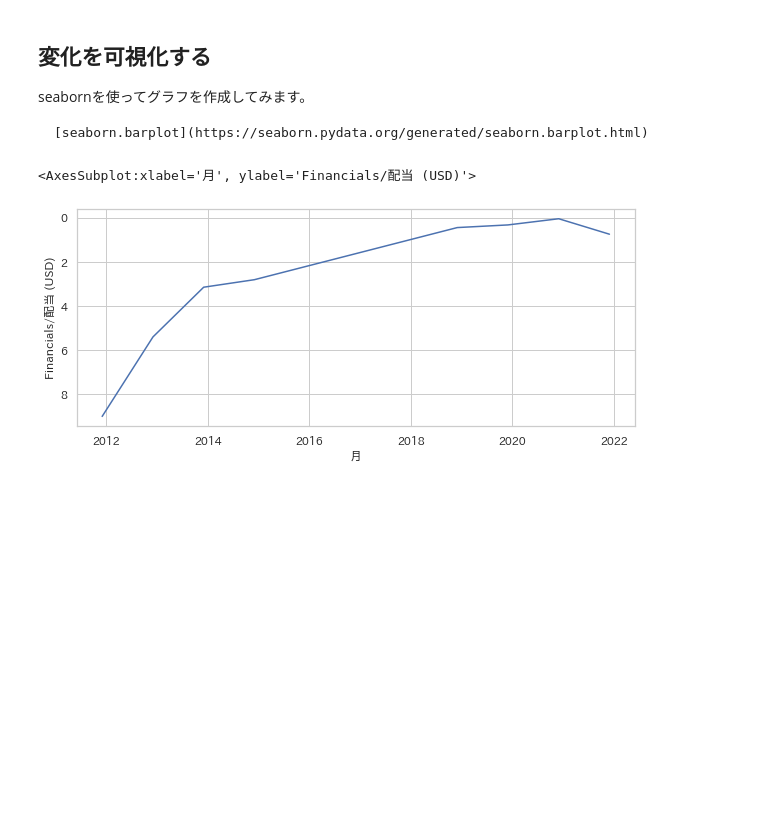
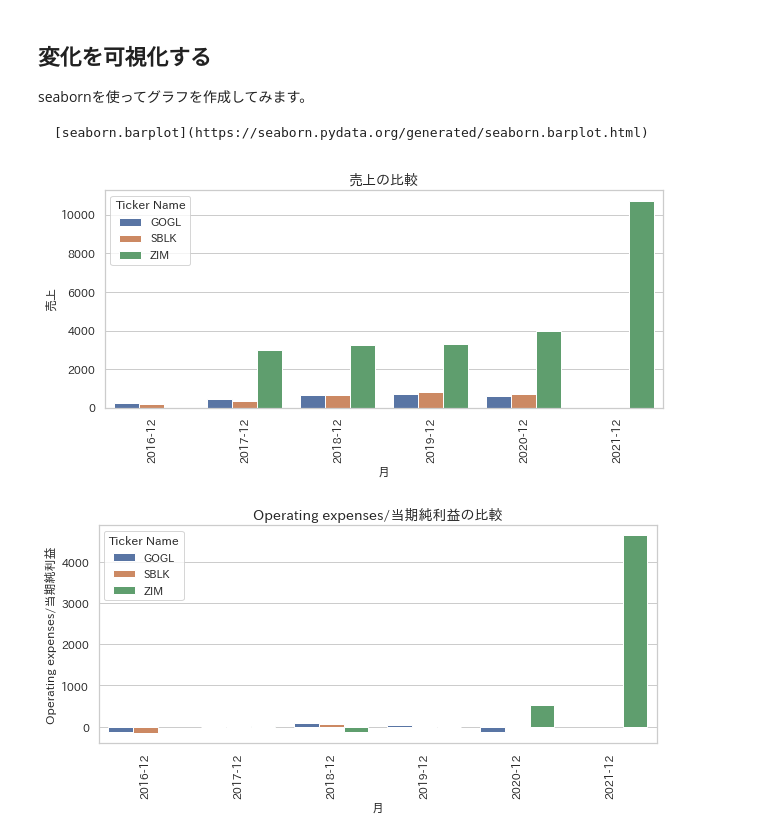
Before and after one commit to k-datamining/dm-ts, a Jupyter notebook: dm-ts/ts/plot/006_financials.ipynb, the cells around one changed output. Saved outputs shown, nothing was run; the diff lists cells and outputs as text; code cells hidden in the pictures; blank space fills up the shorter version.

Commit message:
[add] barchart

````diff
--- a/dm-ts/ts/plot/006_financials.ipynb
+++ b/dm-ts/ts/plot/006_financials.ipynb
@@ -134,9 +177,16 @@ def get_preprocessed_df(filepath, is_transpose=True, ttm_datetime="2021-12"):
 # %%
-df_is = get_preprocessed_df("data/GOGL Income Statement.csv")
-df_kr = get_preprocessed_df("data/GOGL Key Ratios.csv")
+df_is_gogl = get_preprocessed_df("data/GOGL Income Statement.csv")
+df_kr_gogl = get_preprocessed_df("data/GOGL Key Ratios.csv")
+df_is_zim = get_preprocessed_df("data/ZIM Income Statement.csv")
+df_kr_zim = get_preprocessed_df("data/ZIM Key Ratios.csv")
+df_is_sblk = get_preprocessed_df("data/SBLK Income Statement.csv")
+df_kr_sblk = get_preprocessed_df("data/SBLK Key Ratios.csv")
+
+df_income_statement = pd.concat([df_is_gogl, df_is_sblk, df_is_zim])
+df_key_ratio = pd.concat([df_kr_gogl, df_kr_zim, df_kr_sblk])
 
 from IPython.core.display import display
 
-display(df_is.head())
-display(df_kr.head())
+display(df_income_statement.head())
+display(df_key_ratio.head())
 # %% [output]
@@ -163,13 +218,32 @@ seabornを使ってグラフを作成してみます。
 [seaborn.barplot](https://seaborn.pydata.org/generated/seaborn.barplot.html)
 ```
 # %%
-import seaborn as sns
-import japanize_matplotlib
+def show_barchart(data, x="月", y="売上", hue="ticker", is_log_scale=False):
+    """バーチャートを表示する
 
-sns.set_theme(style="whitegrid", rc={"figure.figsize": (10, 4)})
-japanize_matplotlib.japanize()
+    Args:
+        data (pandas.DataFrame): データフレーム
+        x (str, optional): 時間軸. Defaults to "月".
+        y (str, optional): 比較する指標. Defaults to "売上".
+        hue (str, optional): 何基準で比較するか. Defaults to "ticker".
+        is_log_scale (bool, optional): logスケールで表示するかどうか. Defaults to False.
+    """
+    sns.set_theme(style="whitegrid", rc={"figure.figsize": (10, 4)})
+    japanize_matplotlib.japanize()
 
-sns.lineplot(data=df_kr, x="月", y="Financials/配当 (USD)")
+    g = sns.barplot(data=data, x=x, y=y, hue=hue)
+    g.set_xticklabels(
+        [xt.get_text().split("-01")[0] for xt in g.get_xticklabels()]
+    )  # TODO: mdates.DateFormatterで日付を表示するとなぜか日付がずれるのでラベルを直接書き換える
+    g.tick_params(axis="x", rotation=90)
+    if is_log_scale:
+        g.set_yscale("log")
+    plt.legend(loc="upper left", title="Ticker Name")
+    plt.title(f"{y}の比較", fontsize=14)
+    plt.show()
-# %% [output]
-<AxesSubplot:xlabel='月', ylabel='Financials/配当 (USD)'>
-[figure, removed]
+# %%
+show_barchart(df_income_statement, x="月", y="売上", hue="ticker")
+show_barchart(df_income_statement, x="月", y="Operating expenses/当期純利益", hue="ticker")
+# %% [output]
+[figure, added]
+[figure, added]
````
Also changed, not shown: parts of 3 cells of this notebook.
